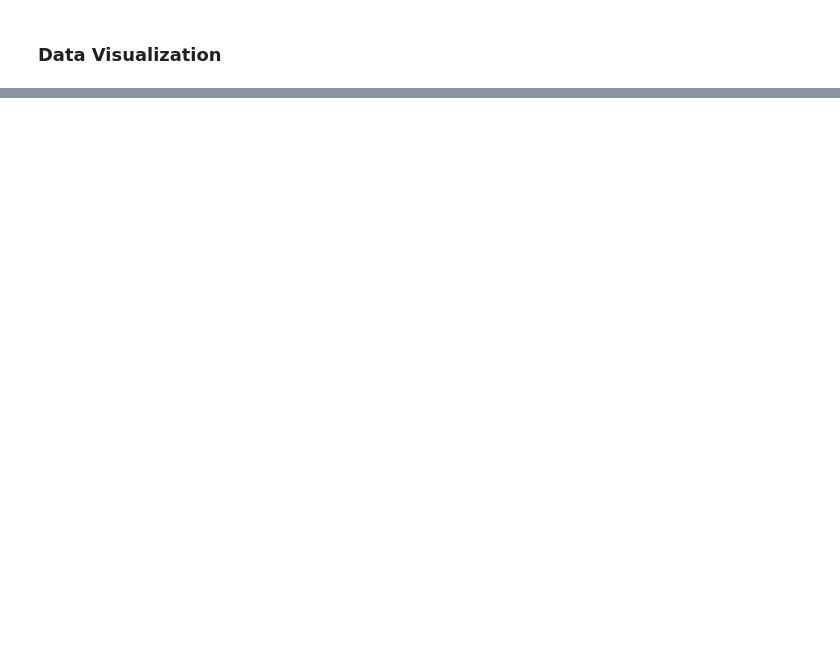
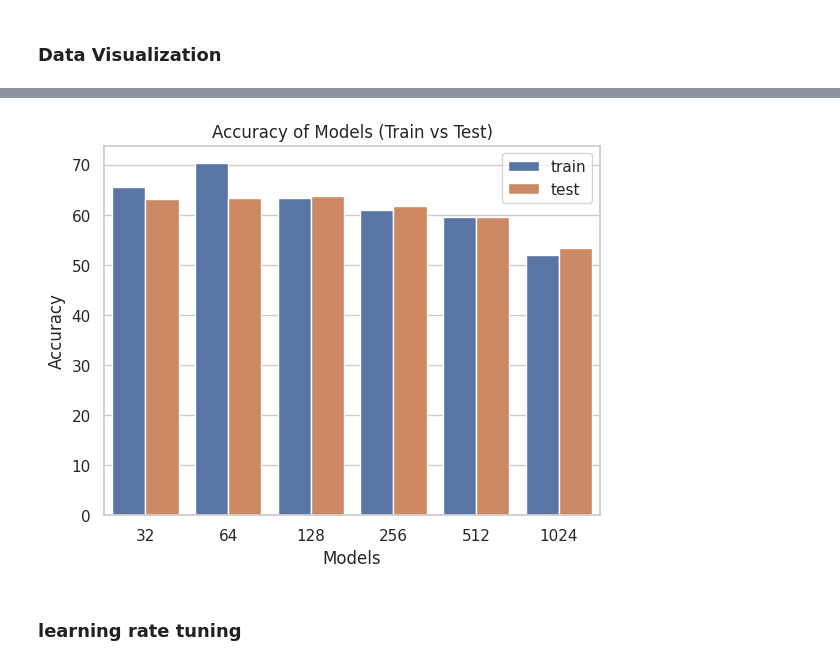
Before and after one commit to hdspgroup/pytorch-course, a Jupyter notebook: classification_pytorch.ipynb, the cells around one changed output, grey strips where cells are left out. Saved outputs shown, nothing was run; the diff lists cells and outputs as text; code cells hidden in the pictures; blank space fills up the shorter version.

```diff
--- a/classification_pytorch.ipynb
+++ b/classification_pytorch.ipynb
@@ -308,11 +308,13 @@ def acc_barplot(history):
     Parameters:
     -----------
     history: numpy array
-        list of training history for n models, each model is a dictionary with keys 'loss', 'acc', 'val_loss', 'val_acc'
+        list of training history for n models, each model is a dictionary with keys 'loss', 'acc', 'val_loss', 'val_acc', 'name'
         each model must have the same number of epochs and metrics
     """
 
-    models = [ f'Model {i}' for i in range(len(history)) ]
+    models = [ f'{e["name"]}' for i, e in enumerate(history) ]
+    #check repeated name values
+    models = [ models[i] + '_' if models[i] in models[:i] else models[i] for i in range(len(models)) ]
 
     accs = [ model['acc'][-1] for model in history ]
     val_accs = [ model['val_acc'][-1] for model in history ]
@@ -367,0 +438,6 @@ batch_lineplot(np.array([history,history_2]))
+# %%
+acc_barplot(np.array(historys))
+# %% [output]
+[figure, added]
+# %% [markdown]
+### learning rate tuning
```
Also changed, not shown: parts of 13 cells of this notebook.
